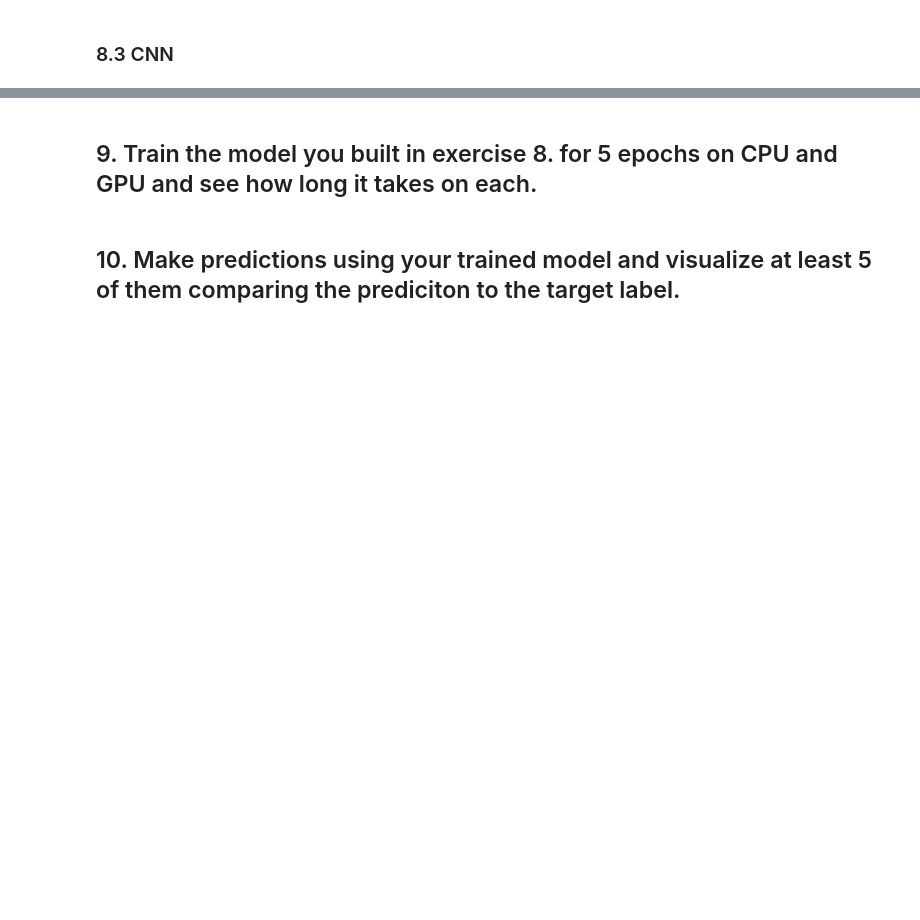
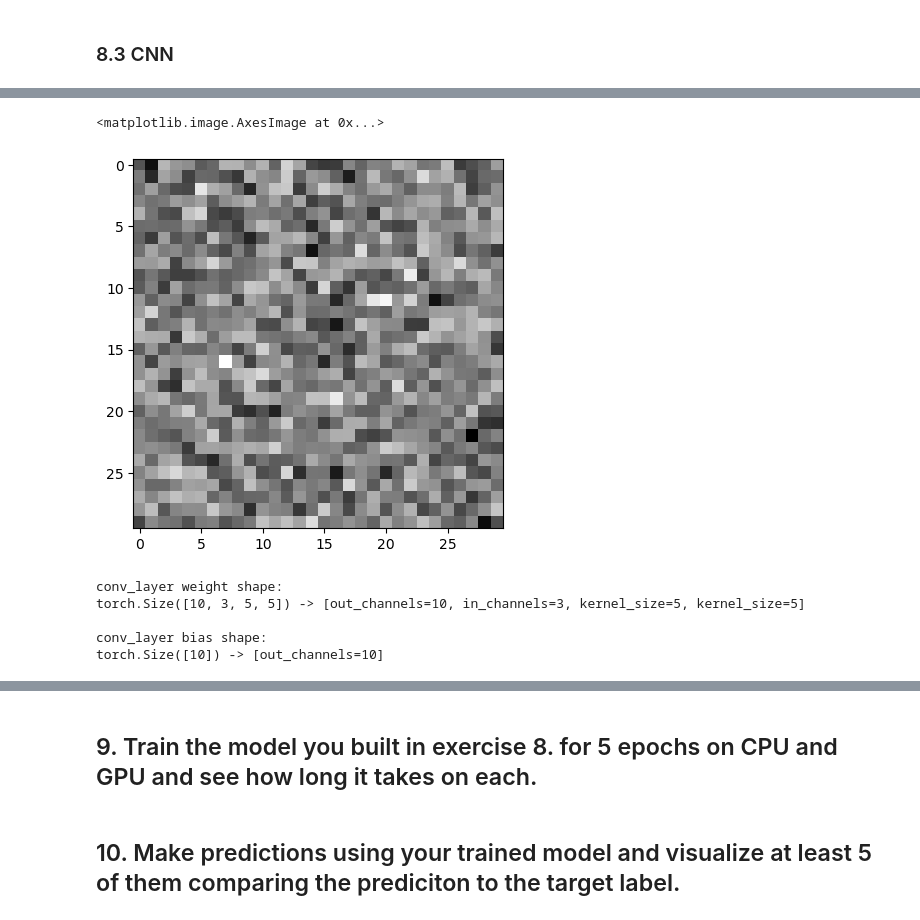
Before and after one commit to guanshengdu/pytorch-deep-learning, a Jupyter notebook: extras/exercises/03_pytorch_computer_vision_exercises.ipynb, the cells around one changed output, grey strips where cells are left out. Drawn from its saved outputs; the diff is of its cells as text; code cells hidden in the pictures; blank space fills up the shorter version.

```diff
--- a/extras/exercises/03_pytorch_computer_vision_exercises.ipynb
+++ b/extras/exercises/03_pytorch_computer_vision_exercises.ipynb
@@ -587,0 +785,35 @@ Accuracy: 0.9222999811172485
+# %%
+torch.manual_seed(42)
+
+# Create a convolutional layer with same dimensions as TinyVGG
+# (try changing any of the parameters and see what happens)
+conv_layer = nn.Conv2d(
+    in_channels=3, out_channels=10, kernel_size=(5,5), stride=2, padding=0
+)  # also try using "valid" or "same" here
+
+# Pass the data through the convolutional layer
+image2 = conv_layer(
+    test_image
+) # Note: If running PyTorch <1.11.0, this will error because of shape issues (nn.Conv.2d() expects a 4d tensor as input)
+
+
+image2_np = image2.detach().numpy()
+
+image2_np.shape
+
+plt.imshow(image2_np[0], cmap="gray")
+# %% [output]
+<matplotlib.image.AxesImage at 0x...>
+[figure, added]
+# %%
+# Get shapes of weight and bias tensors within conv_layer_2
+print(
+    f"conv_layer weight shape: \n{conv_layer.weight.shape} -> [out_channels=10, in_channels=3, kernel_size=5, kernel_size=5]"
+)
+print(f"\nconv_layer bias shape: \n{conv_layer.bias.shape} -> [out_channels=10]")
+# %% [output]
+conv_layer weight shape:
+torch.Size([10, 3, 5, 5]) -> [out_channels=10, in_channels=3, kernel_size=5, kernel_size=5]
+
+conv_layer bias shape:
+torch.Size([10]) -> [out_channels=10]
```
Also changed, not shown: parts of 16 cells of this notebook, 8 other files.
